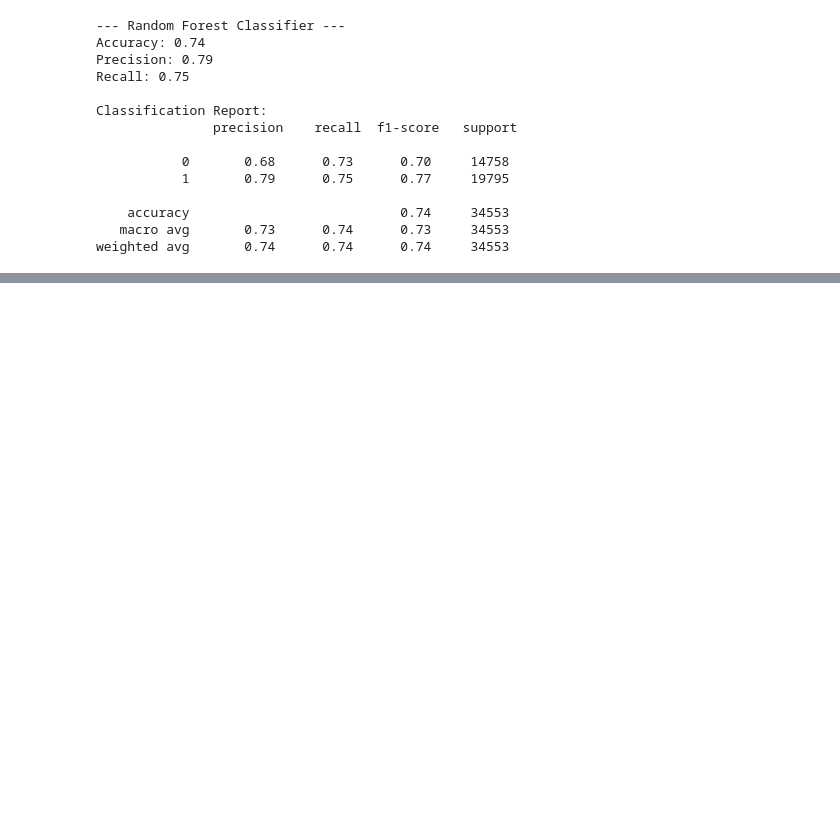
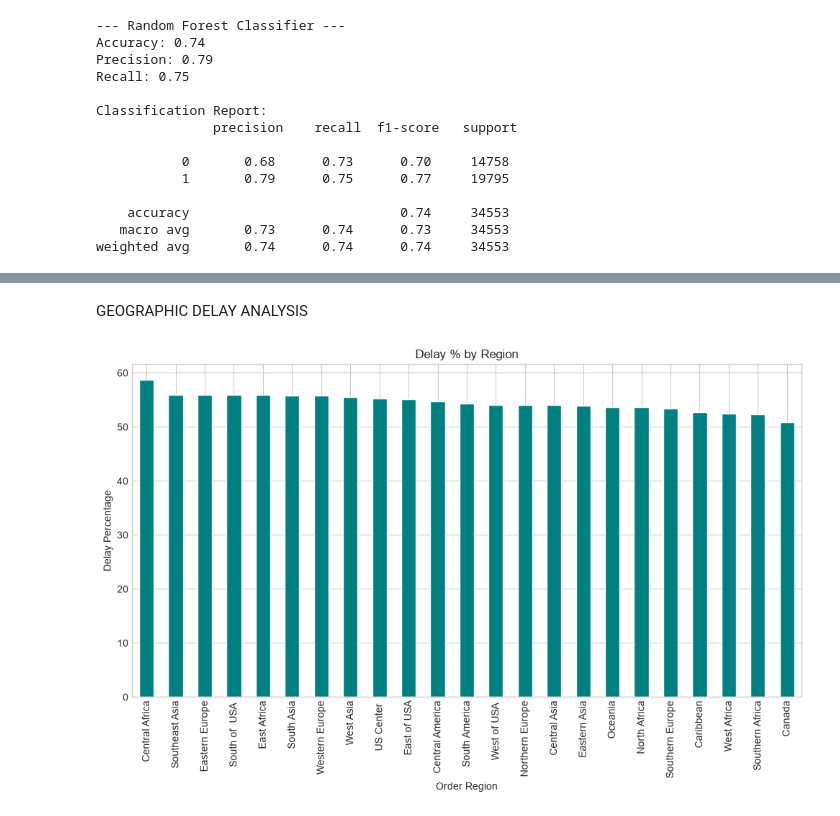
Before and after one commit to nisha2811/Supply-Chain-Analysis, a Jupyter notebook: SupplyChainAnalysis.ipynb, the cells around one changed output, grey strips where cells are left out. Saved outputs shown, nothing was run; the diff lists cells and outputs as text; code cells hidden in the pictures; blank space fills up the shorter version.

```diff
--- a/SupplyChainAnalysis.ipynb
+++ b/SupplyChainAnalysis.ipynb
@@ -606,0 +709,24 @@ weighted avg       0.74      0.74      0.74     34553
+# %% [markdown]
+GEOGRAPHIC DELAY ANALYSIS
+# %%
+import plotly.express as px
+
+# Region Delay
+region_delay = (df.groupby('Order Region')['Is_Delayed'].mean().sort_values(ascending=False)* 100)
+
+plt.figure(figsize=(12,6))
+region_delay.plot(kind='bar',color='teal')
+plt.title('Delay % by Region')
+plt.ylabel('Delay Percentage')
+plt.show()
+
+# Country Delay
+
+country_delay = (df.groupby('Customer Country')['Is_Delayed'].mean().reset_index())
+country_delay.rename(columns={'Is_Delayed': 'delay_pct'},inplace=True)
+country_delay['delay_pct'] *= 100
+
+fig = px.choropleth(country_delay,locations='Customer Country',locationmode='country names',color='delay_pct',color_continuous_scale='Reds',title='Global Delivery Delay Heatmap')
+fig.show()
+# %% [output]
+[figure, added]
```
Also changed, not shown: parts of 23 cells of this notebook, 1 other file.
